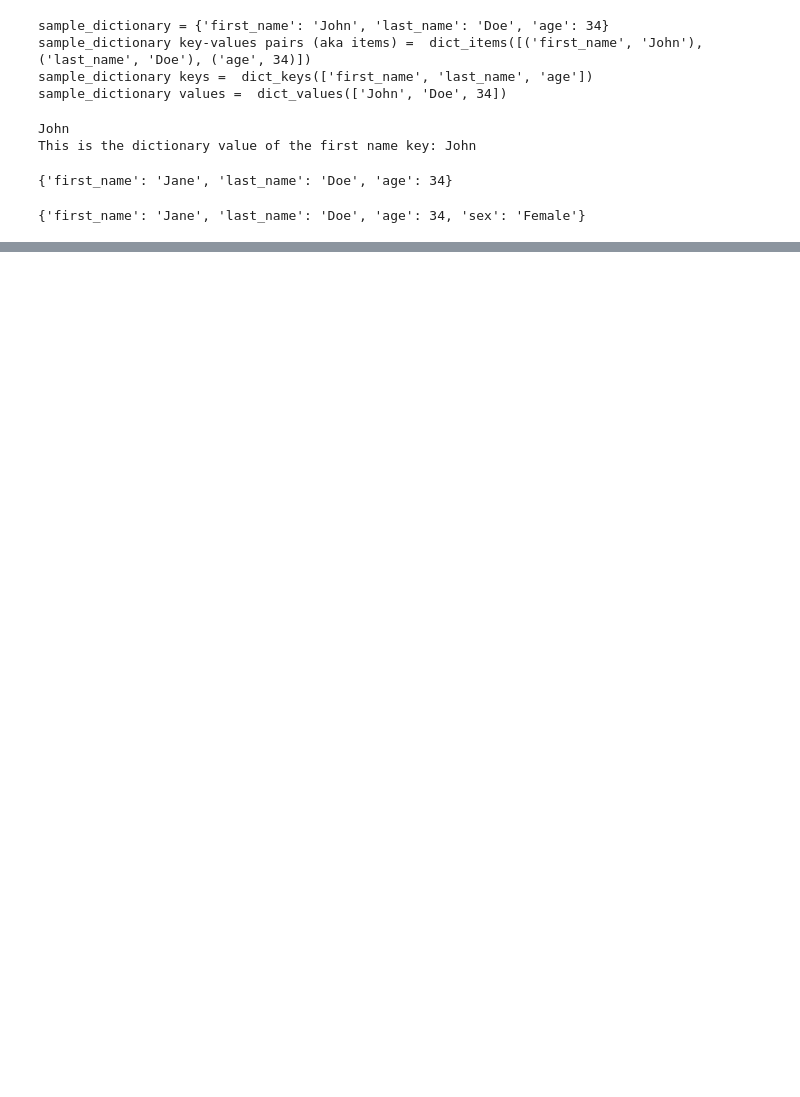
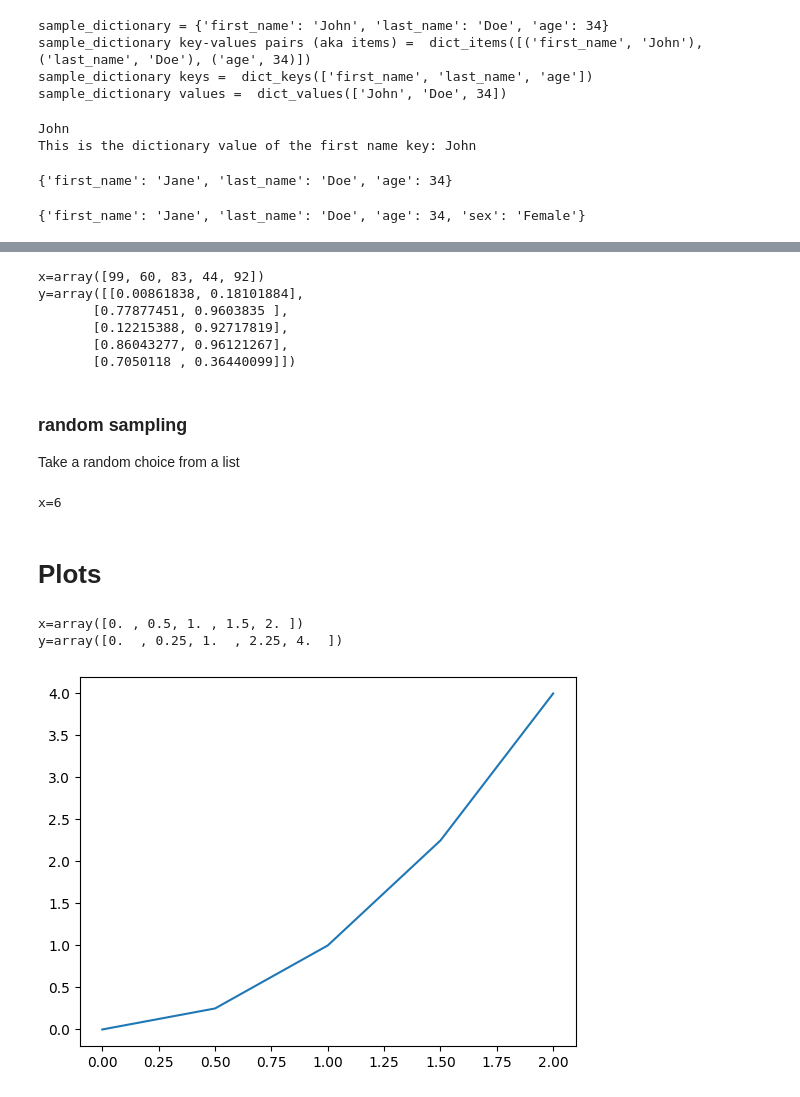
Before and after one commit to kristindickerson/AM_core-log-int, a Jupyter notebook: scripts/python_learning.ipynb, the cells around one changed output, grey strips where cells are left out. Cells and saved outputs as stored; diff of their text form; code cells hidden in the pictures; blank space fills up the shorter version.

```diff
--- a/scripts/python_learning.ipynb
+++ b/scripts/python_learning.ipynb
@@ -254,0 +864,30 @@ print(sample_dictionary)
+# %%
+# Random integer array between 0 and 100 and 5 entries
+x = np.random.randint(100, size=5)
+print(f'{x=}')
+
+# Random float between 0 and 1 and 5 entires
+
+y = np.random.rand(5,2)
+print(f'{y=}')
+# %% [output]
+x=array([99, 60, 83, 44, 92])
+y=array([[0.00861838, 0.18101884],
+       [0.77877451, 0.9603835 ],
+       [0.12215388, 0.92717819],
+       [0.86043277, 0.96121267],
+       [0.7050118 , 0.36440099]])
+# %% [markdown]
+### random sampling
+
+Take a random choice from a list
+# %%
+a = [3, 6, 9, 12]
+
+# randomly choose a value from that list a
+x = np.random.choice(a)
+print(f'{x=}')
+# %% [output]
+x=6
+# %% [markdown]
+# Plots
@@ -254,0 +897,19 @@ print(sample_dictionary)
+# %%
+
+# define a quick function to square your input
+def squared(x):
+    return x**2
+
+x = np.array([0.0, 0.5, 1.0, 1.5, 2.0])
+y = squared(x) # Calling a function on a python LIST will NOT work. Must call on an Numy ARRAY!
+
+print(f'{x=}')
+print(f'{y=}')
+
+# Plot
+plt.plot(x,y)
+plt.show() # I guess this isnt necessary? not sure
+# %% [output]
+x=array([0. , 0.5, 1. , 1.5, 2. ])
+y=array([0.  , 0.25, 1.  , 2.25, 4.  ])
+[figure, added]
```
Also changed, not shown: parts of 65 cells of this notebook.
